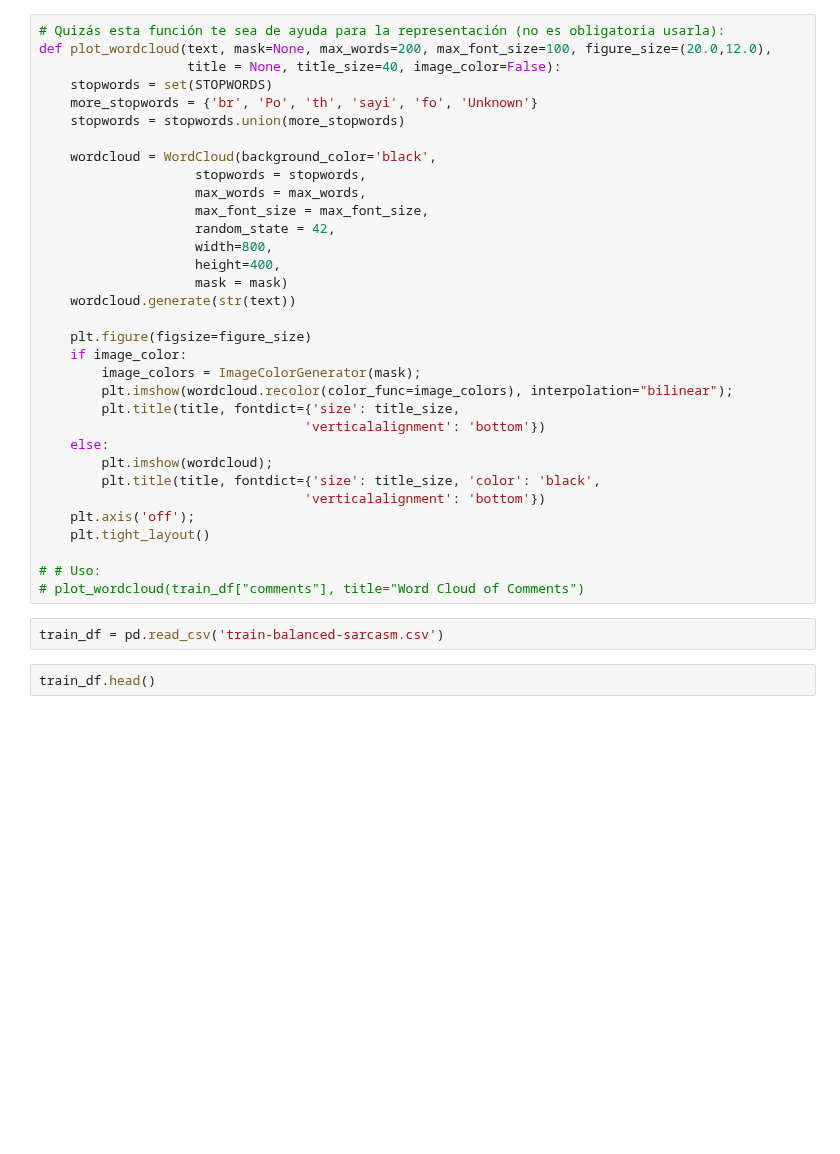
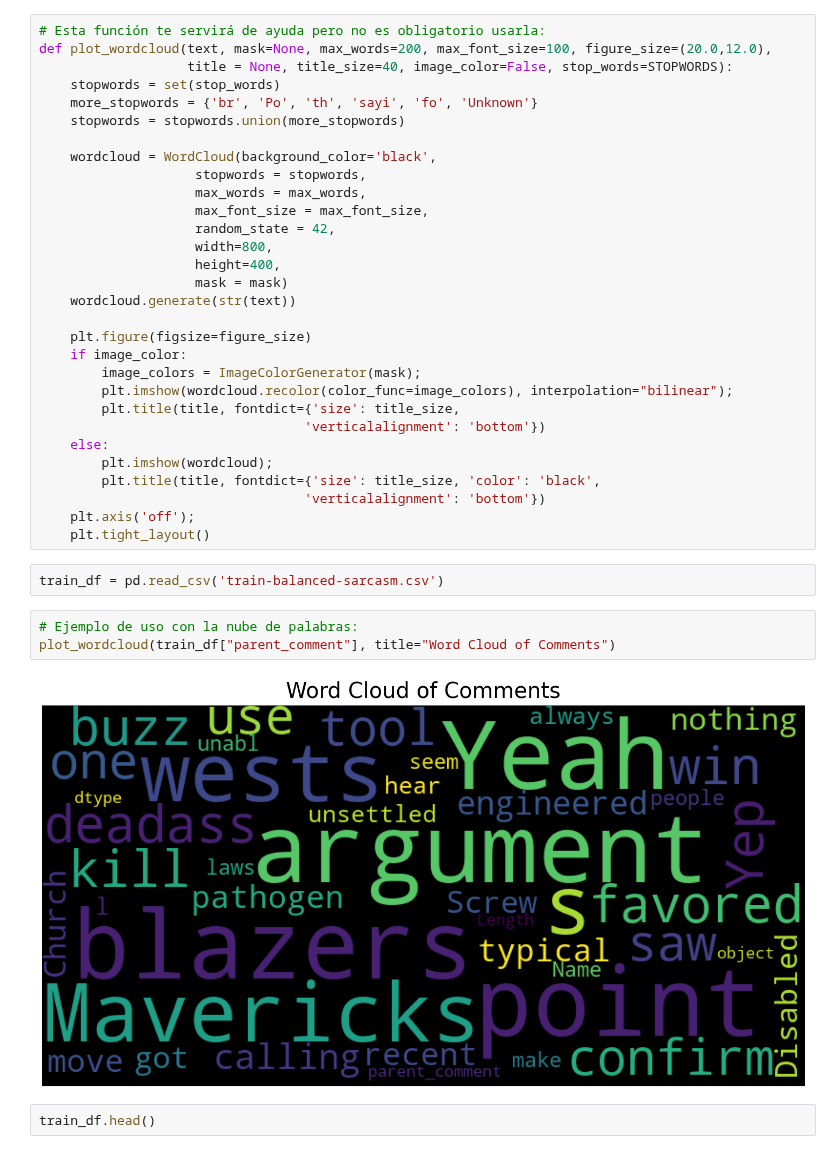
Before and after one commit to franciscocanon-thebridge/bootcamp_thebridge_PTSep20, a Jupyter notebook: Bloque 3 - Machine Learning/04_NLP/ejercicios/01_Detector_Sarcasmo.ipynb, the cells around one changed output. Drawn from its saved outputs; the diff is of its cells as text; blank space fills up the shorter version.

```diff
--- a/Bloque 3 - Machine Learning/04_NLP/ejercicios/01_Detector_Sarcasmo.ipynb
+++ b/Bloque 3 - Machine Learning/04_NLP/ejercicios/01_Detector_Sarcasmo.ipynb
@@ -27,8 +29,8 @@ from wordcloud import WordCloud, STOPWORDS
 # %%
-# Quizás esta función te sea de ayuda para la representación (no es obligatoria usarla):
+# Esta función te servirá de ayuda pero no es obligatorio usarla:
 def plot_wordcloud(text, mask=None, max_words=200, max_font_size=100, figure_size=(20.0,12.0),
-                   title = None, title_size=40, image_color=False):
-    stopwords = set(STOPWORDS)
+                   title = None, title_size=40, image_color=False, stop_words=STOPWORDS):
+    stopwords = set(stop_words)
     more_stopwords = {'br', 'Po', 'th', 'sayi', 'fo', 'Unknown'}
     stopwords = stopwords.union(more_stopwords)
 
@@ -54,11 +56,13 @@ def plot_wordcloud(text, mask=None, max_words=200, max_font_size=100, figure_siz
                                   'verticalalignment': 'bottom'})
     plt.axis('off');
     plt.tight_layout()
-
-# # Uso:
-# plot_wordcloud(train_df["comments"], title="Word Cloud of Comments")
 # %%
 train_df = pd.read_csv('train-balanced-sarcasm.csv')
+# %%
+# Ejemplo de uso con la nube de palabras:
+plot_wordcloud(train_df["parent_comment"], title="Word Cloud of Comments")
+# %% [output]
+[figure, added]
 # %%
 train_df.head()
 # %% [output]
```
Also changed, not shown: parts of 3 cells of this notebook.
